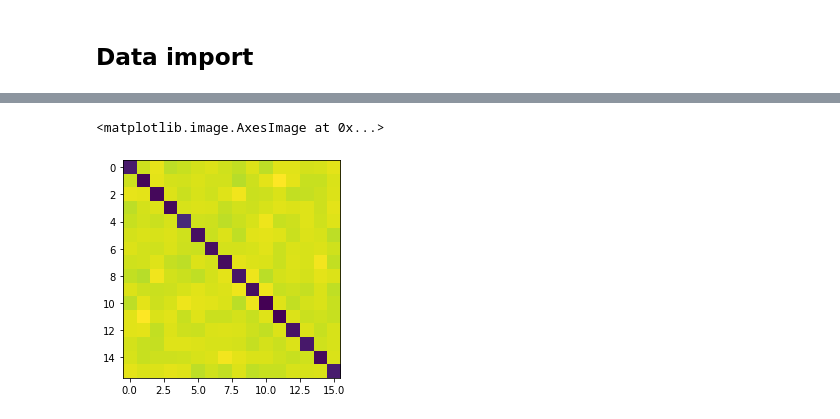
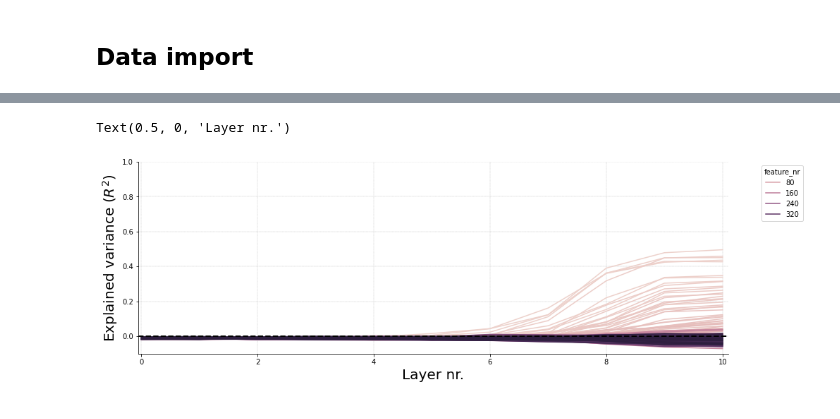
Before and after one commit to lukassnoek/deep-gmf, a Jupyter notebook: notebooks/figures.ipynb, the cells around one changed output, grey strips where cells are left out. Drawn from its saved outputs; the diff is of its cells as text; code cells hidden in the pictures.

```diff
--- a/notebooks/figures.ipynb
+++ b/notebooks/figures.ipynb
@@ -67,9 +35,0 @@ df.query("factor == 'shape' & layer == 9")
-# %%
-rdm_n = np.load(f'../results/{model}_dataset-{dataset}_target-id_epoch-005_rdm-neural.npz')
-rdm_f = np.load(f'../results/{model}_dataset-{dataset}_target-id_epoch-005_rdm-feature.npz')
-
-plt.imshow(rdm_f['tex'])
-#plt.imshow(rdm_f['id'])
-# %% [output]
-<matplotlib.image.AxesImage at 0x...>
-[figure, removed]
@@ -83,3 +36,18 @@ rdm_f = np.load(f'../results/{model}_dataset-{dataset}_target-id_rdm-feature.npz
+# %%
+fig, ax = plt.subplots(figsize=(15, 5))
+ax = sns.lineplot(x='op_nr', y='corr', hue='feature_nr', ax=ax, data=df.query("factor == 'shape'"))
+sns.move_legend(ax, "upper left", bbox_to_anchor=(1.05, 1))
+sns.despine()
+
+ax.grid(ls='--', lw=0.35)
+ax.axhline(0, ls='--', c='k', lw=2)
+ax.set_ylim(-0.1, 1)
+ax.set_ylabel('Explained variance ($R^2$)', fontsize=20)
+ax.set_xlim(-.05, df['op_nr'].max() + 0.1)
+ax.set_xlabel('Layer nr.', fontsize=20)
+# %% [output]
+Text(0.5, 0, 'Layer nr.')
+[figure, added]
 # %%
 n_layers = this_df['layername'].nunique()
 n_factors = this_df['factor'].nunique()
```
Also changed, not shown: parts of 7 cells of this notebook, 14 other files.
